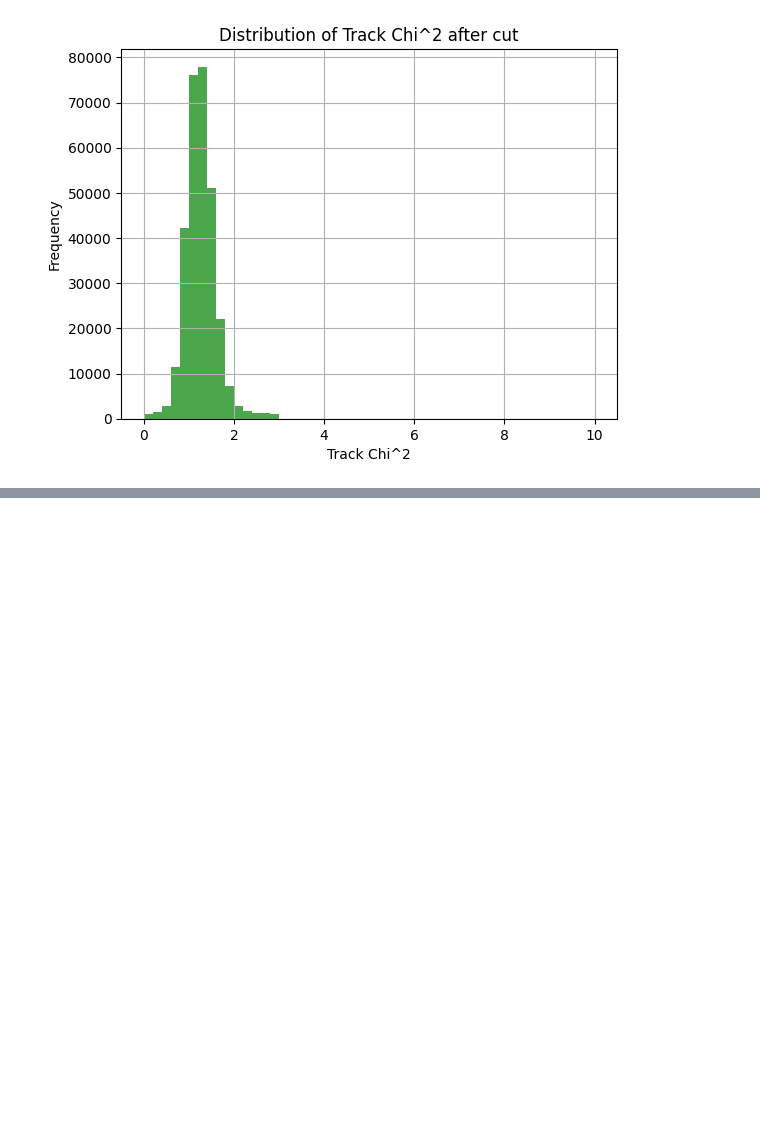
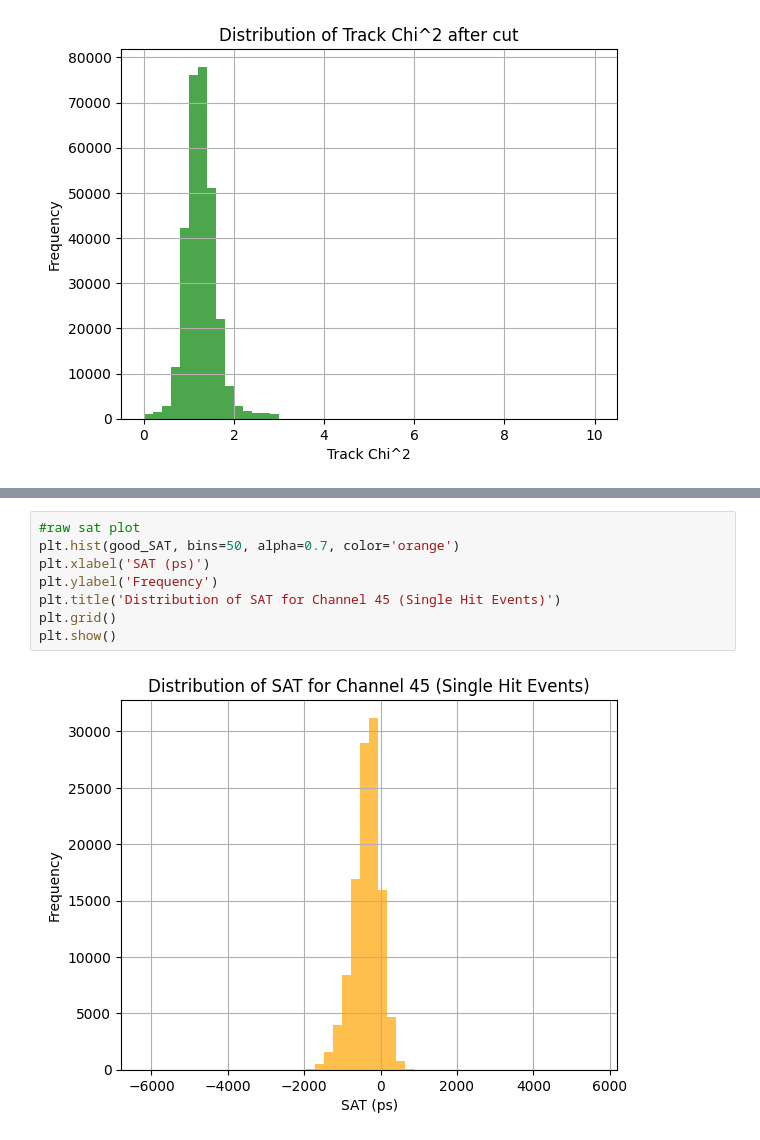
Before and after one commit to annascanu/TestbeamAnalysis, a Jupyter notebook: src/complete_analysis_PICOSEC.ipynb, the cells around one changed output, grey strips where cells are left out. Drawn from its saved outputs; the diff is of its cells as text; blank space fills up the shorter version.

```diff
--- a/src/complete_analysis_PICOSEC.ipynb
+++ b/src/complete_analysis_PICOSEC.ipynb
@@ -97,0 +137,10 @@ plt.show()
+# %%
+#raw sat plot
+plt.hist(good_SAT, bins=50, alpha=0.7, color='orange')
+plt.xlabel('SAT (ps)')
+plt.ylabel('Frequency')
+plt.title('Distribution of SAT for Channel 45 (Single Hit Events)')
+plt.grid()
+plt.show()
+# %% [output]
+[figure, added]
```
Also changed, not shown: parts of 6 cells of this notebook, 1 other file.
